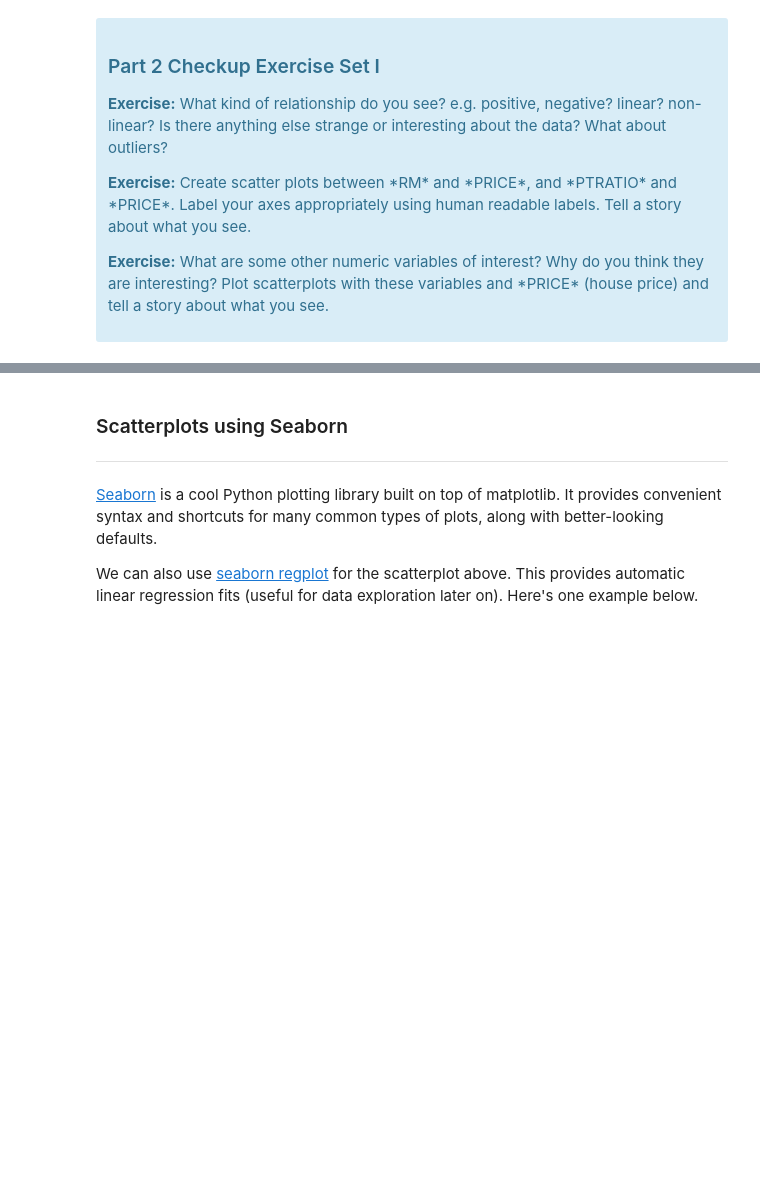
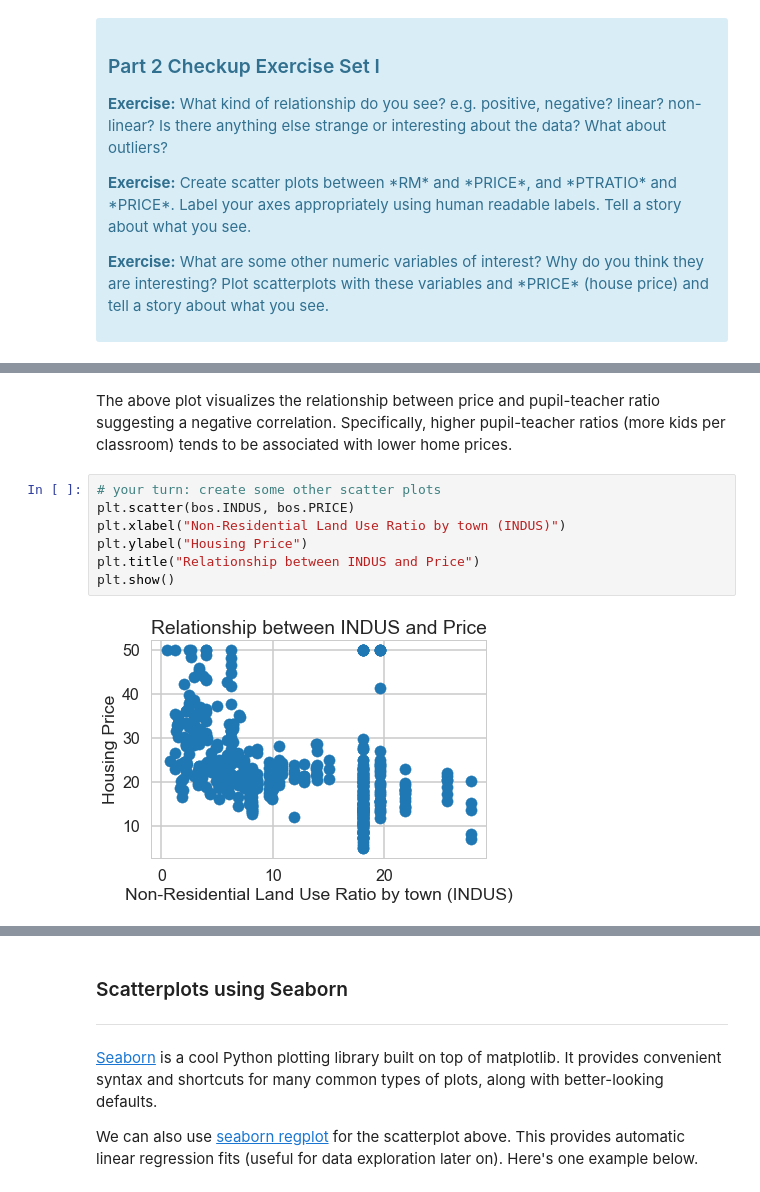
Before and after one commit to sanjogh777/Springboard, a Jupyter notebook: Machine Learning/linear_regression/Mini_Project_Linear_Regression.ipynb, the cells around one changed output, grey strips where cells are left out. Saved outputs shown, nothing was run; the diff lists cells and outputs as text; blank space fills up the shorter version.

```diff
--- a/Machine Learning/linear_regression/Mini_Project_Linear_Regression.ipynb
+++ b/Machine Learning/linear_regression/Mini_Project_Linear_Regression.ipynb
@@ -226,0 +304,11 @@ plt.title("Relationship between CRIM and Price")
+# %% [markdown]
+The above plot visualizes the relationship between price and pupil-teacher ratio suggesting a negative correlation. Specifically, higher pupil-teacher ratios (more kids per classroom) tends to be associated with lower home prices.
+# %%
+# your turn: create some other scatter plots
+plt.scatter(bos.INDUS, bos.PRICE)
+plt.xlabel("Non-Residential Land Use Ratio by town (INDUS)")
+plt.ylabel("Housing Price")
+plt.title("Relationship between INDUS and Price")
+plt.show()
+# %% [output]
+[figure, added]
```
Also changed, not shown: parts of 28 cells of this notebook.
